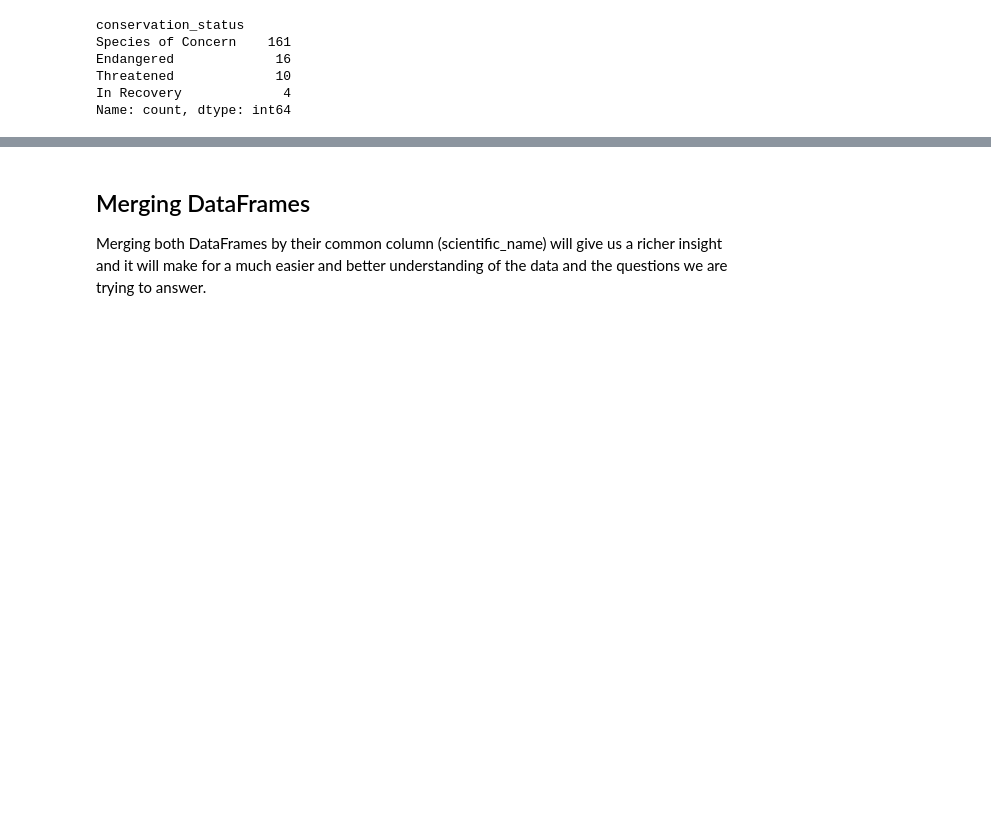
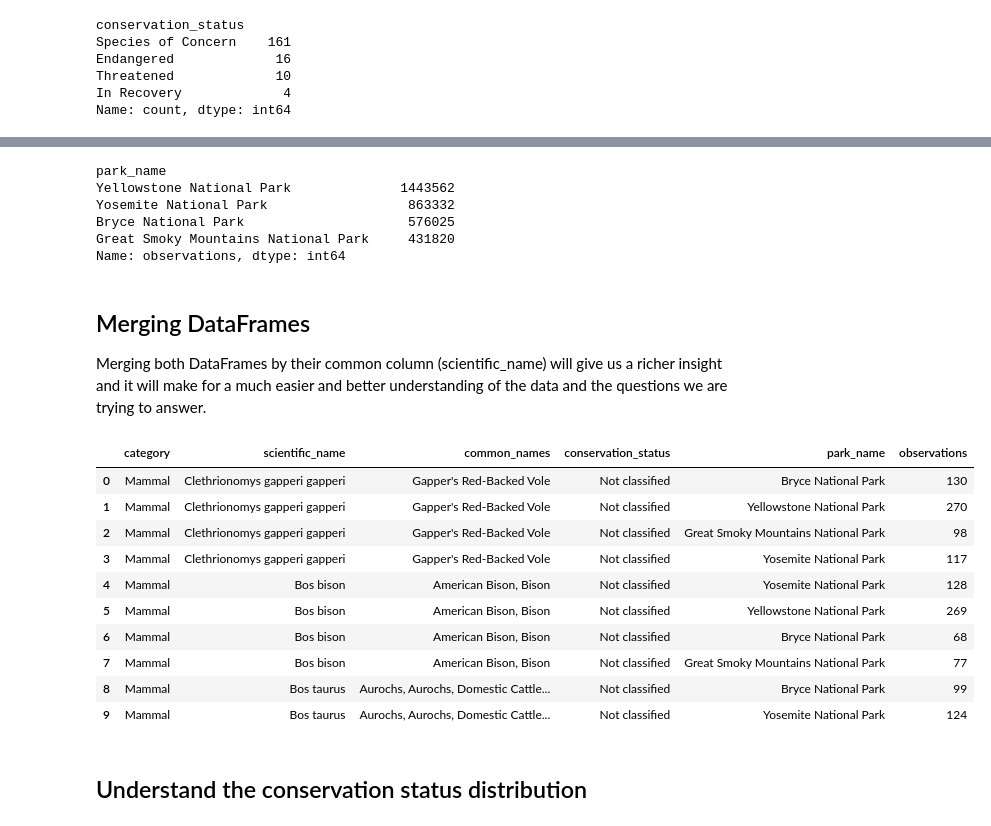
Before and after one commit to Nomeri0/biodiversity_national_park_starter, a Jupyter notebook: biodiversity_project/biodiversity_analysis.ipynb, the cells around one changed output, grey strips where cells are left out. Cells and saved outputs as stored; diff of their text form; code cells hidden in the pictures; blank space fills up the shorter version.

```diff
--- a/biodiversity_project/biodiversity_analysis.ipynb
+++ b/biodiversity_project/biodiversity_analysis.ipynb
@@ -119,4 +176,33 @@ species['conservation_status'].fillna('Not classified', inplace=True)
+# %%
+# Total Observations per park: checking which park has the most total observations.
+
+observations.groupby('park_name')['observations'].sum().sort_values(ascending=False)
+# %% [output]
+park_name
+Yellowstone National Park              1443562
+Yosemite National Park                  863332
+Bryce National Park                     576025
+Great Smoky Mountains National Park     431820
+Name: observations, dtype: int64
 # %% [markdown]
 ## Merging DataFrames
 
 Merging both DataFrames by their common column (scientific_name) will give us a richer insight and it will make for a much easier and better understanding of the data and the questions we are trying to answer.
+# %%
+merged_df = pd.merge(species, observations, how='left', on='scientific_name')
+
+merged_df.head(10)
+# %% [output]
+|  | category | scientific_name | common_names | conservation_status | park_name | observations |
+| 0 | Mammal | Clethrionomys gapperi gapperi | Gapper's Red-Backed Vole | Not classified | Bryce National Park | 130 |
+| 1 | Mammal | Clethrionomys gapperi gapperi | Gapper's Red-Backed Vole | Not classified | Yellowstone National Park | 270 |
+| 2 | Mammal | Clethrionomys gapperi gapperi | Gapper's Red-Backed Vole | Not classified | Great Smoky Mountains National Park | 98 |
+| 3 | Mammal | Clethrionomys gapperi gapperi | Gapper's Red-Backed Vole | Not classified | Yosemite National Park | 117 |
+| 4 | Mammal | Bos bison | American Bison, Bison | Not classified | Yosemite National Park | 128 |
+| 5 | Mammal | Bos bison | American Bison, Bison | Not classified | Yellowstone National Park | 269 |
+| 6 | Mammal | Bos bison | American Bison, Bison | Not classified | Bryce National Park | 68 |
+| 7 | Mammal | Bos bison | American Bison, Bison | Not classified | Great Smoky Mountains National Park | 77 |
+| 8 | Mammal | Bos taurus | Aurochs, Aurochs, Domestic Cattle... | Not classified | Bryce National Park | 99 |
+| 9 | Mammal | Bos taurus | Aurochs, Aurochs, Domestic Cattle... | Not classified | Yosemite National Park | 124 |
+# %% [markdown]
+## Understand the conservation status distribution
```
Also changed, not shown: parts of 15 cells of this notebook.
